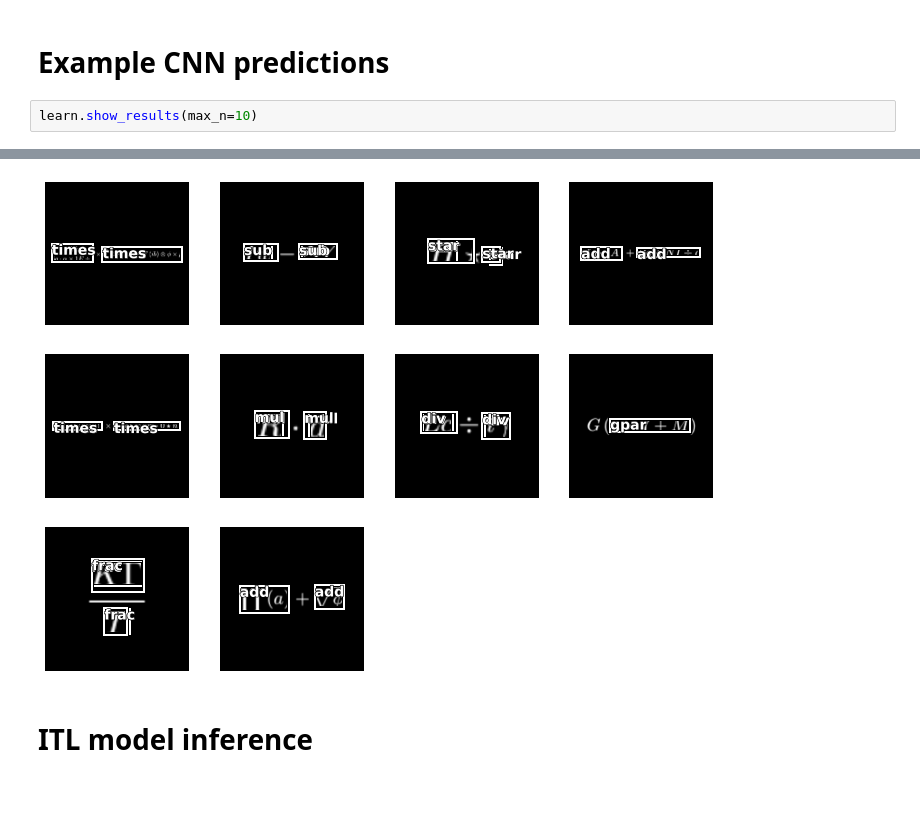
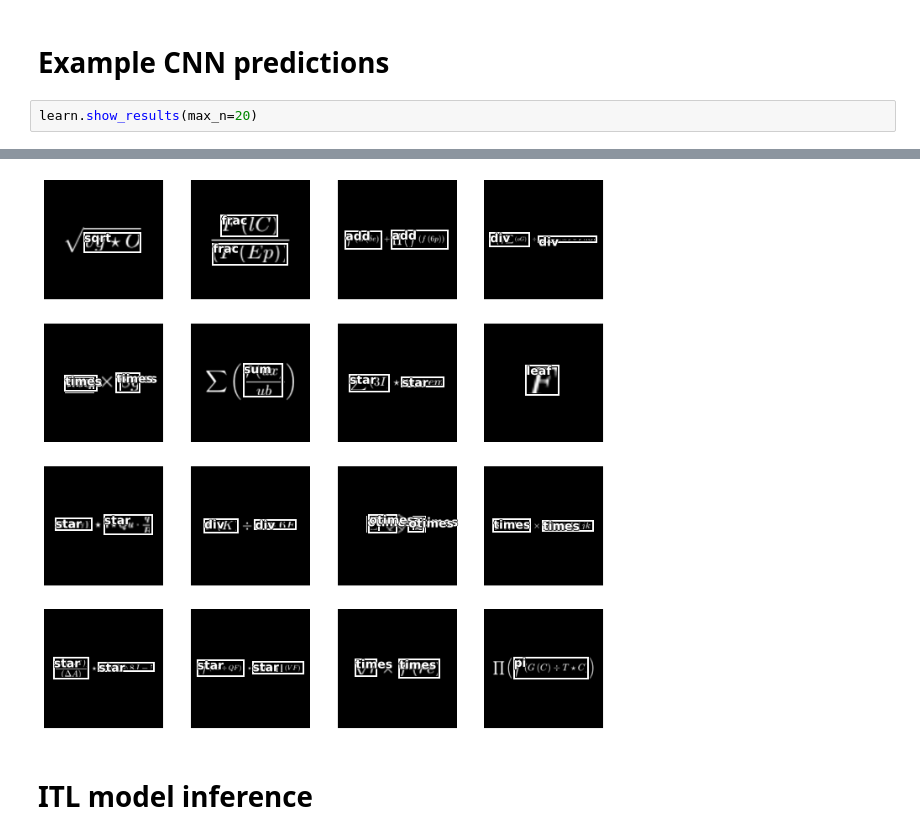
Before and after one commit to kakainet/TexNet, a Jupyter notebook: ITL_recursive_CNNs.ipynb, the cells around one changed output, grey strips where cells are left out. Saved outputs shown, nothing was run; the diff lists cells and outputs as text; blank space fills up the shorter version.

```diff
--- a/ITL_recursive_CNNs.ipynb
+++ b/ITL_recursive_CNNs.ipynb
@@ -279,10 +282,10 @@ learn.load('infer30_16')
 # %% [markdown]
 # Example CNN predictions
 # %%
-learn.show_results(max_n=10)
+learn.show_results(max_n=20)
 # %% [output]
 [interactive output not drawn]
-[figure, old version]
+[figure, new version]
 # %% [markdown]
 # ITL model inference
 # %%
```
Also changed, not shown: parts of 15 cells of this notebook.
